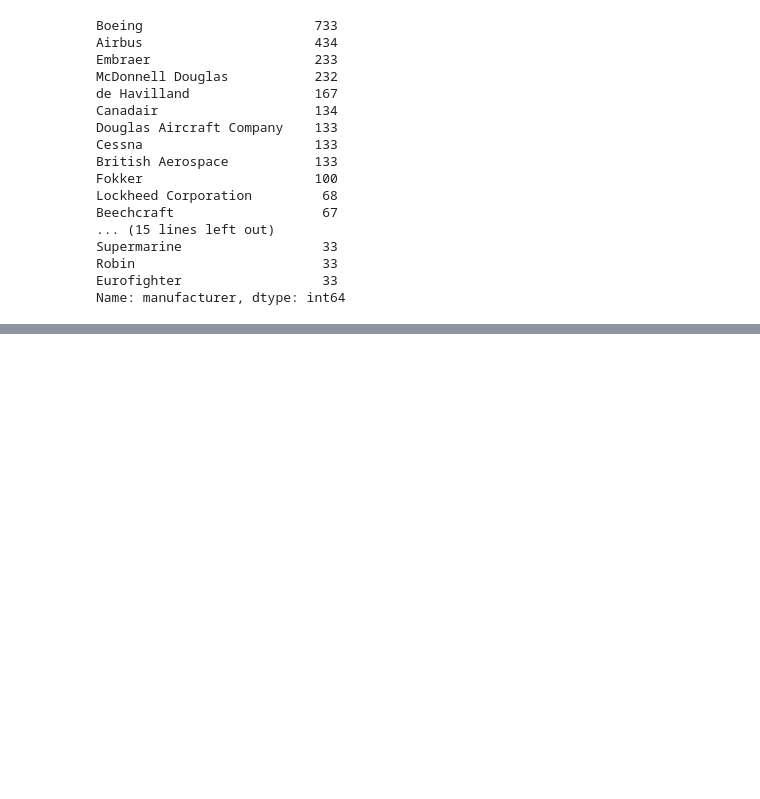
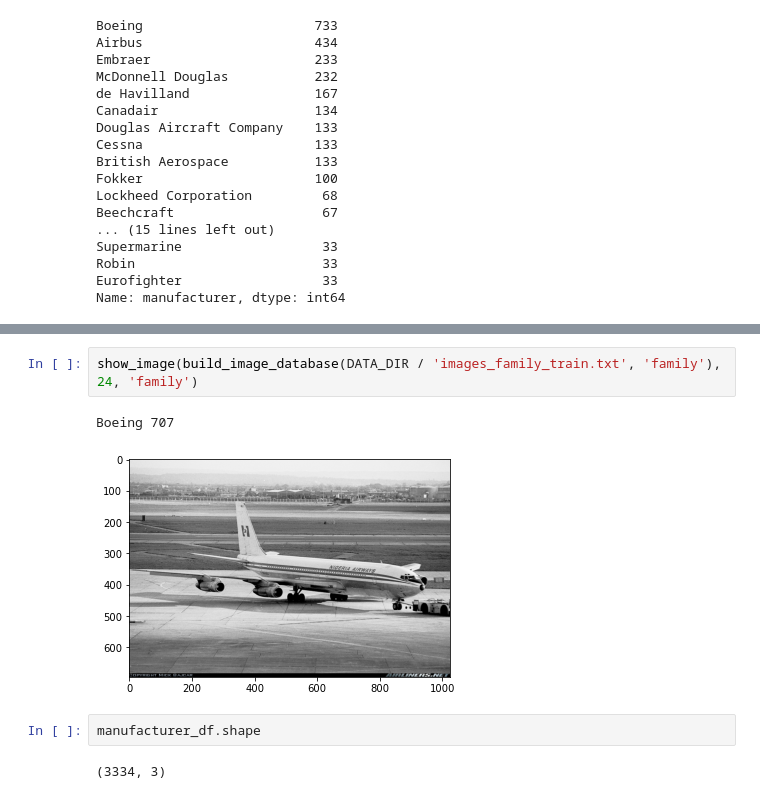
Before and after one commit to MerylAhounou/plane-classification, a Jupyter notebook: notebooks/train_classification_model.ipynb, the cells around one changed output, grey strips where cells are left out. Drawn from its saved outputs; the diff is of its cells as text; blank space fills up the shorter version.

```diff
--- a/notebooks/train_classification_model.ipynb
+++ b/notebooks/train_classification_model.ipynb
@@ -197,0 +329,9 @@ Name: manufacturer, dtype: int64
+# %%
+show_image(build_image_database(DATA_DIR / 'images_family_train.txt', 'family'), 24, 'family')
+# %% [output]
+Boeing 707
+[figure, added]
+# %%
+manufacturer_df.shape
+# %% [output]
+(3334, 3)
```
Also changed, not shown: parts of 42 cells of this notebook.
